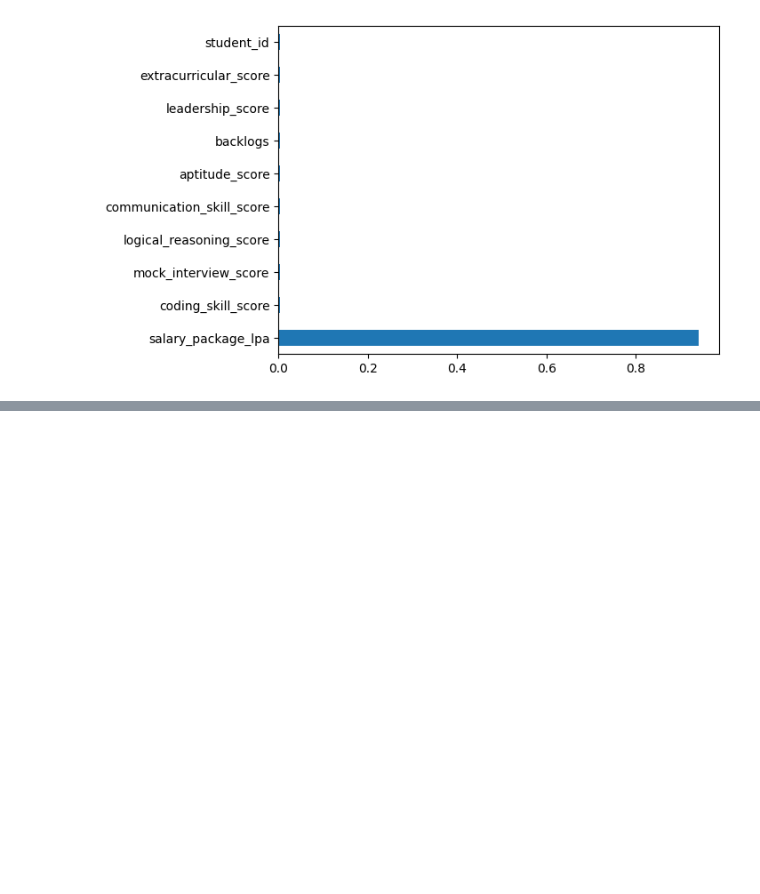
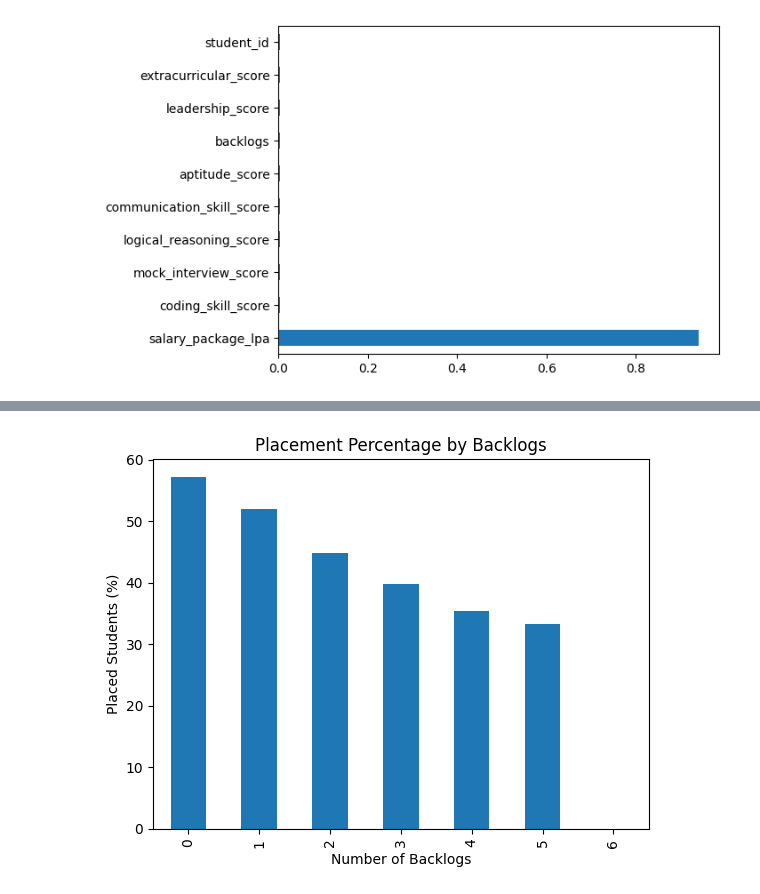
Before and after one commit to shantikantamreddy-cloud/Student_Placement_Prediction.ipynb, a Jupyter notebook: Student_Placement_Prediction.ipynb, the cells around one changed output, grey strips where cells are left out. Saved outputs shown, nothing was run; the diff lists cells and outputs as text; code cells hidden in the pictures; blank space fills up the shorter version.

```diff
--- a/Student_Placement_Prediction.ipynb
+++ b/Student_Placement_Prediction.ipynb
@@ -326,0 +446,2 @@ plt.show()
+# %%
+df = pd.read_csv("student_placement_prediction_dataset_2026.csv")
@@ -326,0 +507,4 @@ plt.show()
+# %%
+x = df.drop(['placement_status'],axis=1)
+
+x.head()
@@ -326,0 +1135,12 @@ plt.show()
+# %%
+import matplotlib.pyplot as plt
+
+df.groupby('backlogs')['placement_status'].apply(
+    lambda x: (x == 'Placed').mean() * 100
+).plot(kind='bar', title='Placement Percentage by Backlogs')
+
+plt.xlabel('Number of Backlogs')
+plt.ylabel('Placed Students (%)')
+plt.show()
+# %% [output]
+[figure, added]
```
Also changed, not shown: parts of 108 cells of this notebook.
